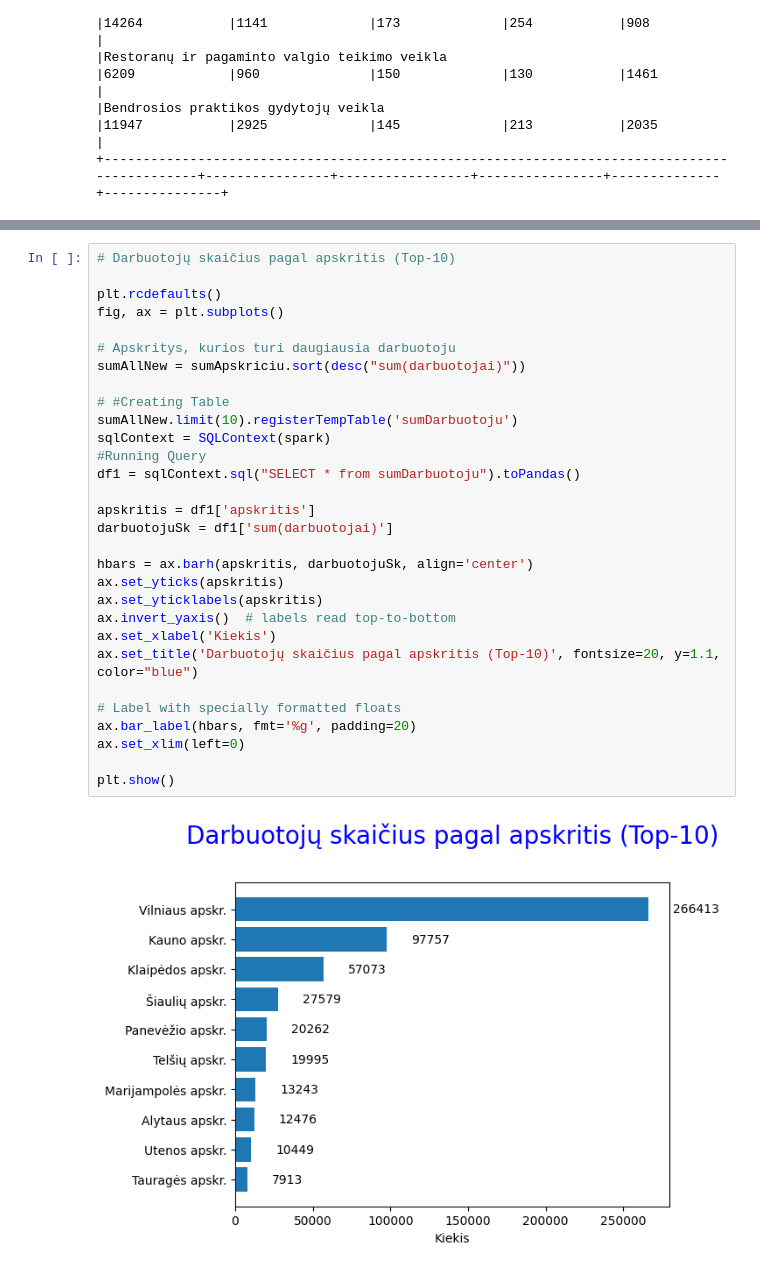
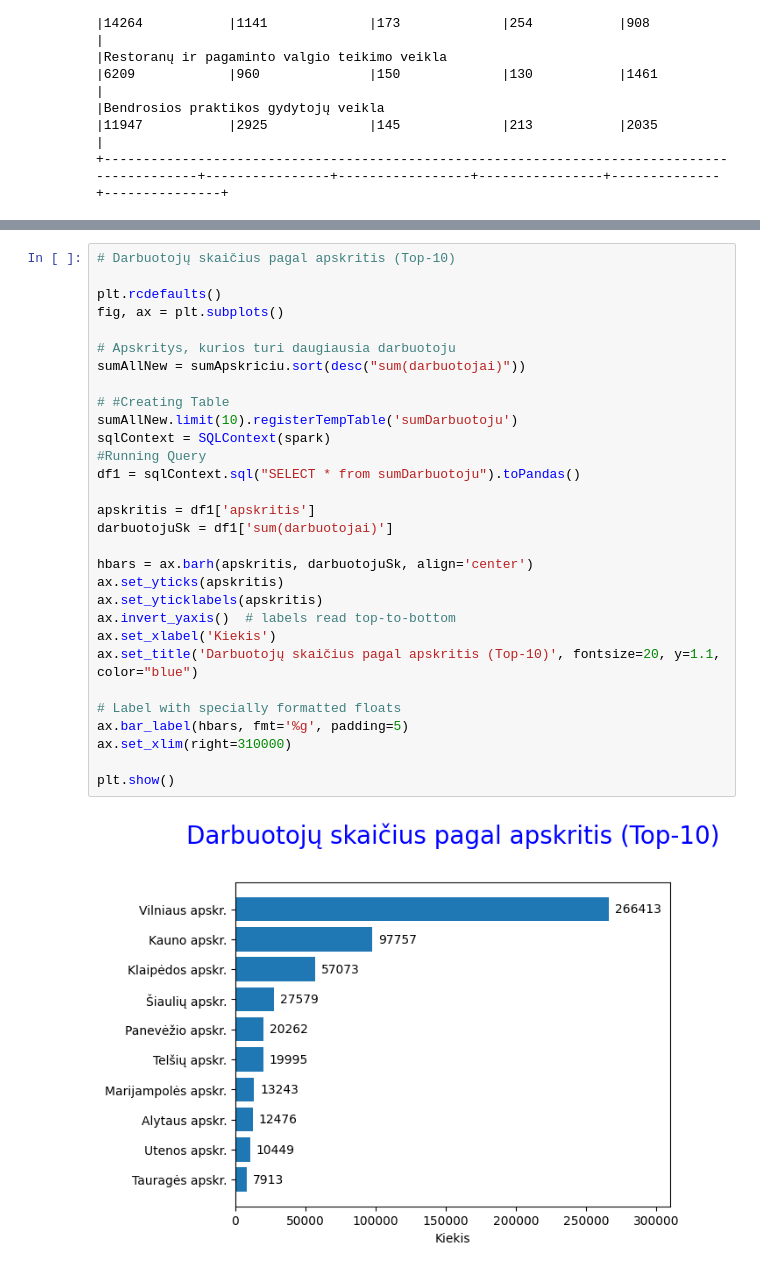
Before and after one commit to dainaklis/PySpark, a Jupyter notebook: Darbdaviai.ipynb, the cells around one changed output, grey strips where cells are left out. Saved outputs shown, nothing was run; the diff lists cells and outputs as text.

```diff
--- a/Darbdaviai.ipynb
+++ b/Darbdaviai.ipynb
@@ -160,35 +160,35 @@ avgAllVak.sort(desc("avg(darbuotojai)")).limit(10).show(truncate=False)
 # %%
 # Darbuotojų skaičius pagal apskritis (Top-10)
 
 plt.rcdefaults()
 fig, ax = plt.subplots()
 
 # Apskritys, kurios turi daugiausia darbuotoju
 sumAllNew = sumApskriciu.sort(desc("sum(darbuotojai)"))
 
 # #Creating Table
 sumAllNew.limit(10).registerTempTable('sumDarbuotoju')
 sqlContext = SQLContext(spark)
 #Running Query
 df1 = sqlContext.sql("SELECT * from sumDarbuotoju").toPandas()
 
 apskritis = df1['apskritis']
 darbuotojuSk = df1['sum(darbuotojai)']
 
 hbars = ax.barh(apskritis, darbuotojuSk, align='center')
 ax.set_yticks(apskritis)
 ax.set_yticklabels(apskritis)
 ax.invert_yaxis()  # labels read top-to-bottom
 ax.set_xlabel('Kiekis')
 ax.set_title('Darbuotojų skaičius pagal apskritis (Top-10)', fontsize=20, y=1.1, color="blue")
 
 # Label with specially formatted floats
-ax.bar_label(hbars, fmt='%g', padding=20)
-ax.set_xlim(left=0)
+ax.bar_label(hbars, fmt='%g', padding=5)
+ax.set_xlim(right=310000)
 
 plt.show()
 # %% [output]
-[figure, old version]
+[figure, new version]
 # %%
 # Apskritys, kur buvo daugiausiai atveju
 
```
Also changed, not shown: parts of 7 cells of this notebook.
